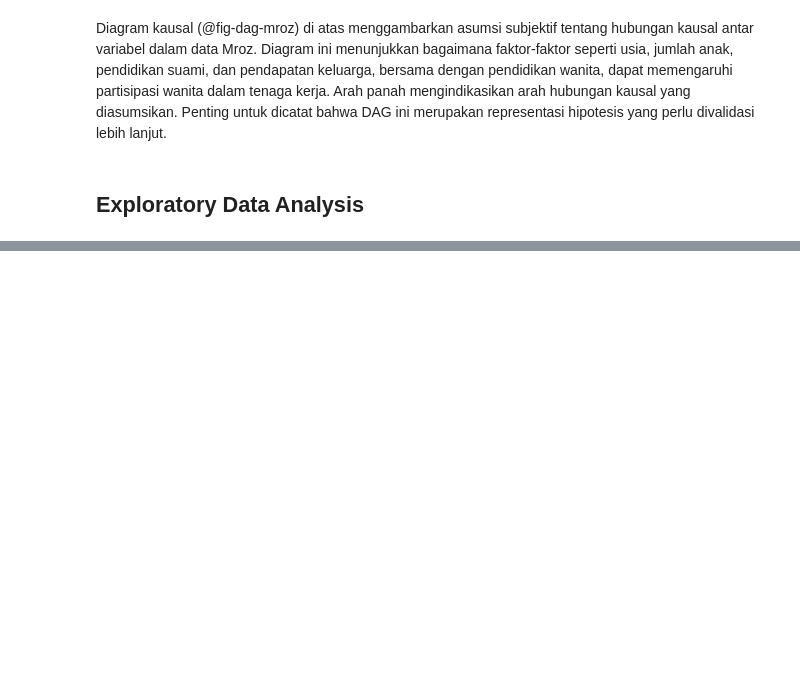
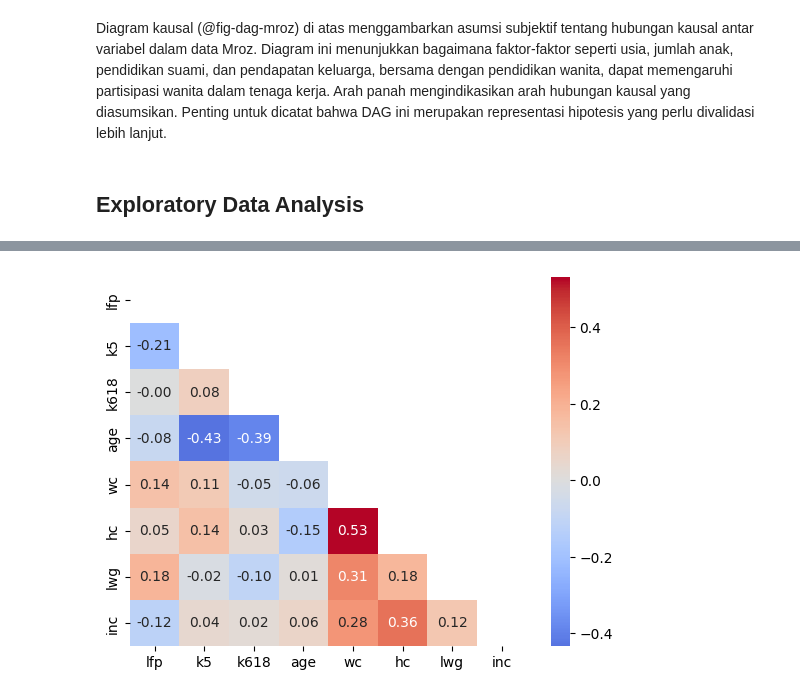
Before and after one commit to taruma/causal-mroz, a Jupyter notebook: causal_mroz.ipynb, the cells around one changed output, grey strips where cells are left out. Cells and saved outputs as stored; diff of their text form; code cells hidden in the pictures; blank space fills up the shorter version.

```diff
--- a/causal_mroz.ipynb
+++ b/causal_mroz.ipynb
@@ -225,0 +548,10 @@ df_mroz.describe().map('{:.2f}'.format)
+# %%
+#| label: fig-corr
+#| fig-cap: Visualisasi Korelasi antar variabel
+#| fig-align: center
+
+corr = df_mroz.corr()
+mask = np.triu(np.ones_like(corr)) # untuk menampilkan hanya setengah matriks
+sns.heatmap(corr, mask=mask, cmap='coolwarm', annot=True, center=0, fmt=".2f");
+# %% [output]
+[figure, added]
```
Also changed, not shown: parts of 29 cells of this notebook, 1 other file.
